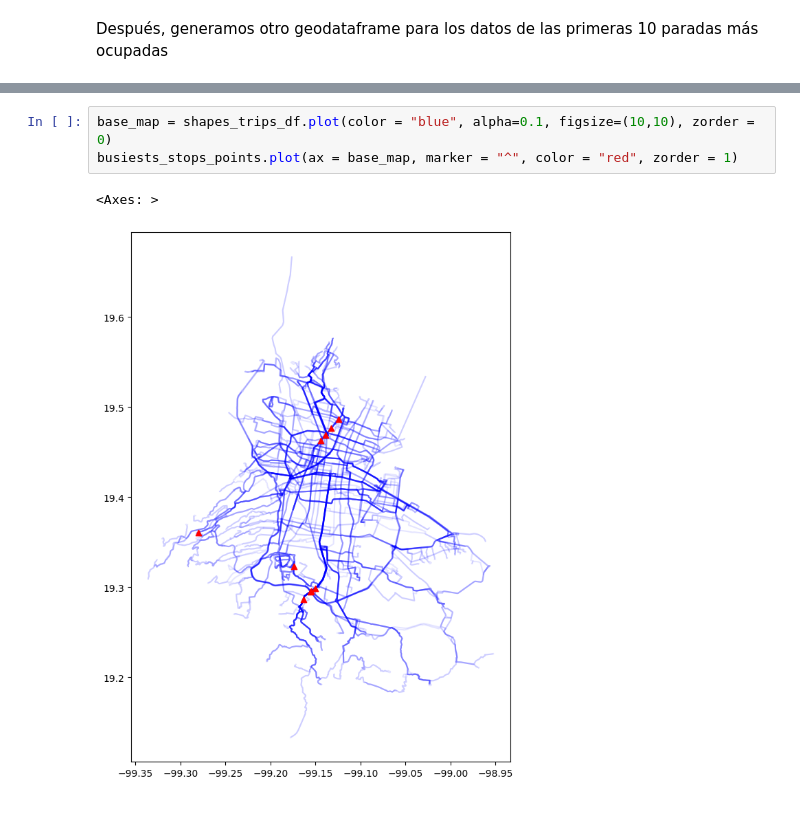
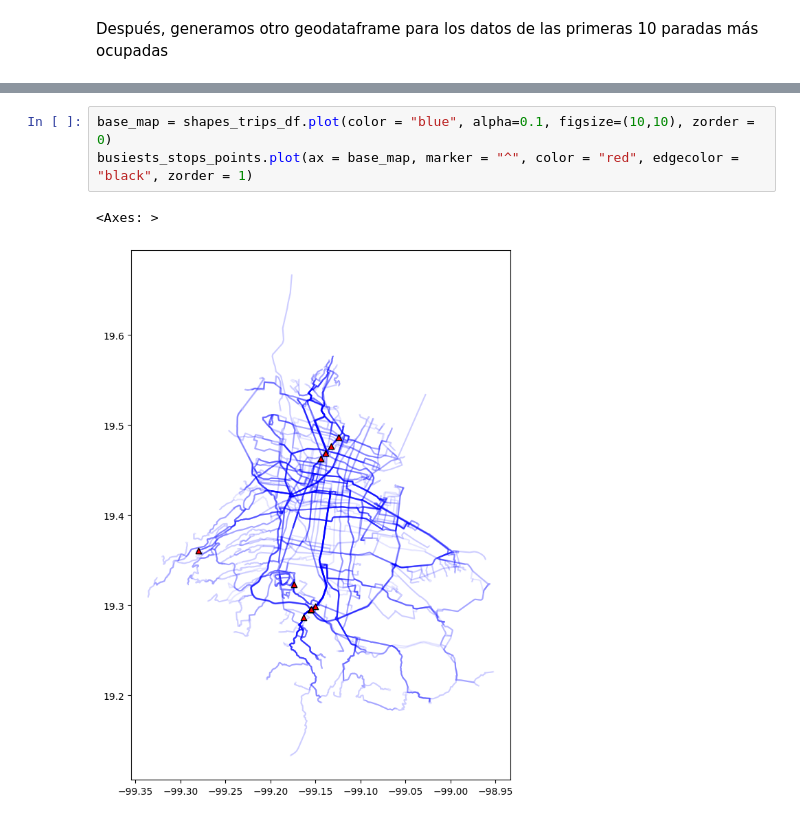
Before and after one commit to FedeSS99/MCE-TSP-Optimizacion, a Jupyter notebook: syntax/01-EDA.ipynb, the cells around one changed output, grey strips where cells are left out. Saved outputs shown, nothing was run; the diff lists cells and outputs as text.

Commit message:
Add black edges EDA

```diff
--- a/syntax/01-EDA.ipynb
+++ b/syntax/01-EDA.ipynb
@@ -126,7 +125,7 @@ busiests_stops_points
 | 7910 | 05123A0-CETRAMCU | Cetram Universidad anden B | 19.32333 | -99.17364 | 05123A0-CETRAMCU | 0 | POINT (-99.17364 19.32333) |
 # %%
 base_map = shapes_trips_df.plot(color = "blue", alpha=0.1, figsize=(10,10), zorder = 0)
-busiests_stops_points.plot(ax = base_map, marker = "^", color = "red", zorder = 1)
+busiests_stops_points.plot(ax = base_map, marker = "^", color = "red", edgecolor = "black", zorder = 1)
 # %% [output]
 <Axes: >
-[figure, old version]
+[figure, new version]
```
Also changed, not shown: parts of 1 cell of this notebook.
